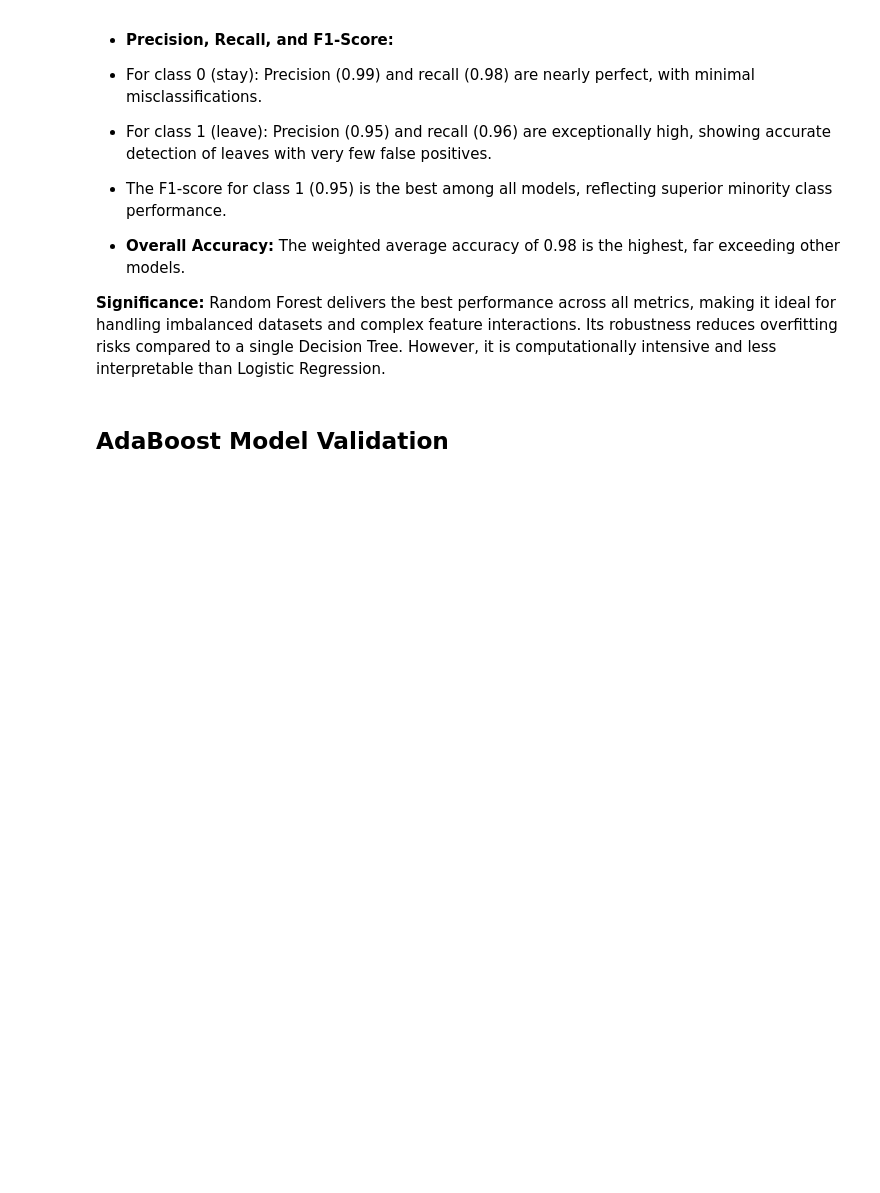
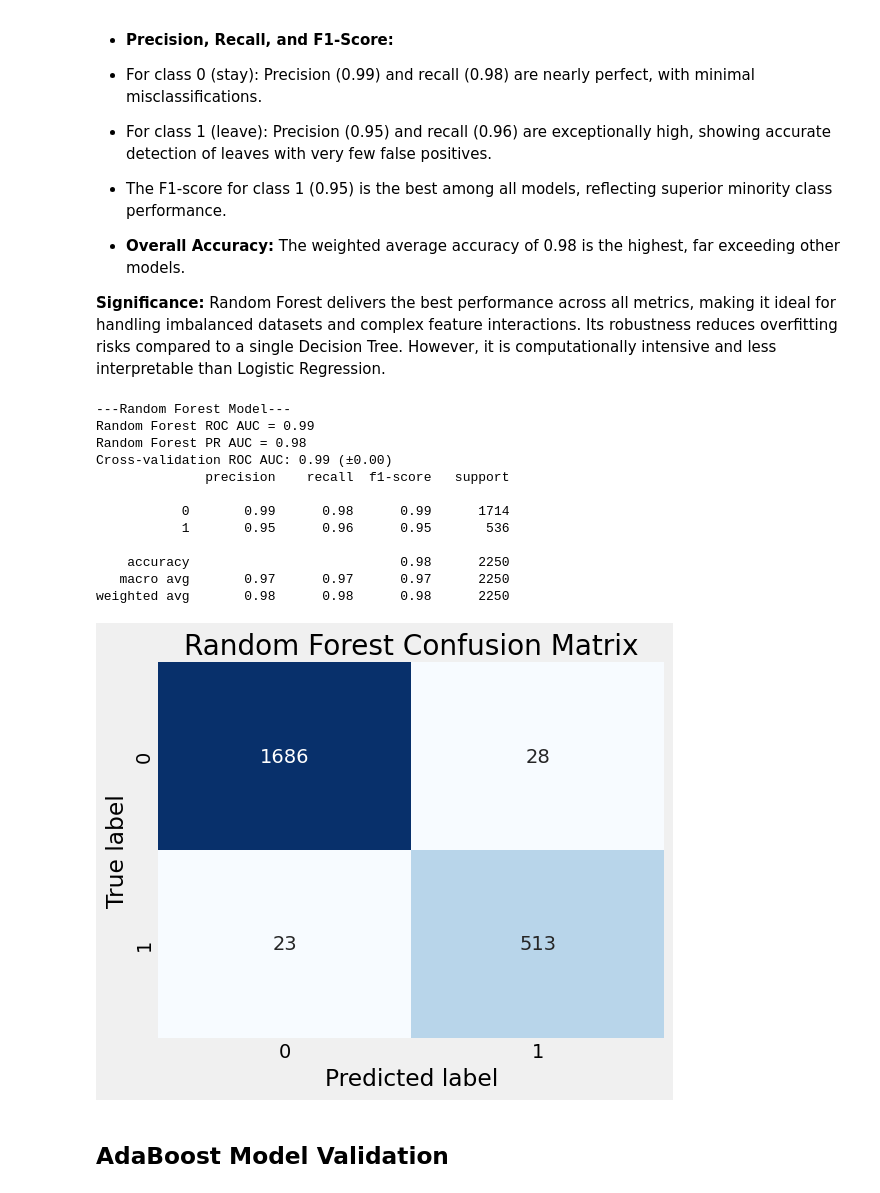
Before and after one commit to Molly503/employee_turnover, a Jupyter notebook: A Deep Dive into Turnover Patterns and Risk Factors.ipynb, the cells around one changed output. Cells and saved outputs as stored; diff of their text form; code cells hidden in the pictures; blank space fills up the shorter version.

```diff
--- a/A Deep Dive into Turnover Patterns and Risk Factors.ipynb
+++ b/A Deep Dive into Turnover Patterns and Risk Factors.ipynb
@@ -1627,6 +1781,62 @@ weighted avg       0.98      0.98      0.98      2250
 - **Overall Accuracy:** The weighted average accuracy of 0.98 is the highest, far exceeding other models.
 
 **Significance:** Random Forest delivers the best performance across all metrics, making it ideal for handling imbalanced datasets and complex feature interactions. Its robustness reduces overfitting risks compared to a single Decision Tree. However, it is computationally intensive and less interpretable than Logistic Regression.
+# %%
+
+from sklearn.model_selection import cross_val_score
+from sklearn.metrics import classification_report, roc_auc_score, precision_recall_curve, auc
+
+
+def pr_auc_score(y_true, y_score):
+    precision, recall, _ = precision_recall_curve(y_true, y_score)
+    return auc(recall, precision)
+
+
+def plot_confusion_matrix(y_true, y_pred, title):
+    cm = confusion_matrix(y_true, y_pred)
+    plt.figure(figsize=(6, 5))
+    sns.heatmap(cm, annot=True, fmt='d', cmap='Blues', cbar=False)
+    plt.title(title)
+    plt.ylabel('True label')
+    plt.xlabel('Predicted label')
+    plt.tight_layout()
+    plt.show()
+
+# Cross-validation for random forest
+rf_cv_scores = cross_val_score(
+    RandomForestClassifier(
+        n_estimators=100,
+        max_depth=None,
+        min_samples_split=10,
+        class_weight="balanced",
+        n_jobs=-1
+    ),
+    X_train, y_train, cv=5, scoring='roc_auc'
+)
+
+print("\n\n---Random Forest Model---")
+rf_roc_auc = roc_auc_score(y_test, rf.predict_proba(X_test)[:, 1])
+rf_pr_auc = pr_auc_score(y_test, rf.predict_proba(X_test)[:, 1])
+print(f"Random Forest ROC AUC = {rf_roc_auc:.2f}")
+print(f"Random Forest PR AUC = {rf_pr_auc:.2f}")
+print(f"Cross-validation ROC AUC: {rf_cv_scores.mean():.2f} (±{rf_cv_scores.std():.2f})")
+print(classification_report(y_test, rf.predict(X_test), zero_division=0))
+
+plot_confusion_matrix(y_test, rf.predict(X_test), "Random Forest Confusion Matrix")
+# %% [output]
+---Random Forest Model---
+Random Forest ROC AUC = 0.99
+Random Forest PR AUC = 0.98
+Cross-validation ROC AUC: 0.99 (±0.00)
+              precision    recall  f1-score   support
+
+           0       0.99      0.98      0.99      1714
+           1       0.95      0.96      0.95       536
+
+    accuracy                           0.98      2250
+   macro avg       0.97      0.97      0.97      2250
+weighted avg       0.98      0.98      0.98      2250
+[figure, added]
 # %% [markdown]
 ## AdaBoost Model Validation
 # %%
```
Also changed, not shown: parts of 17 cells of this notebook, 2 other files.
